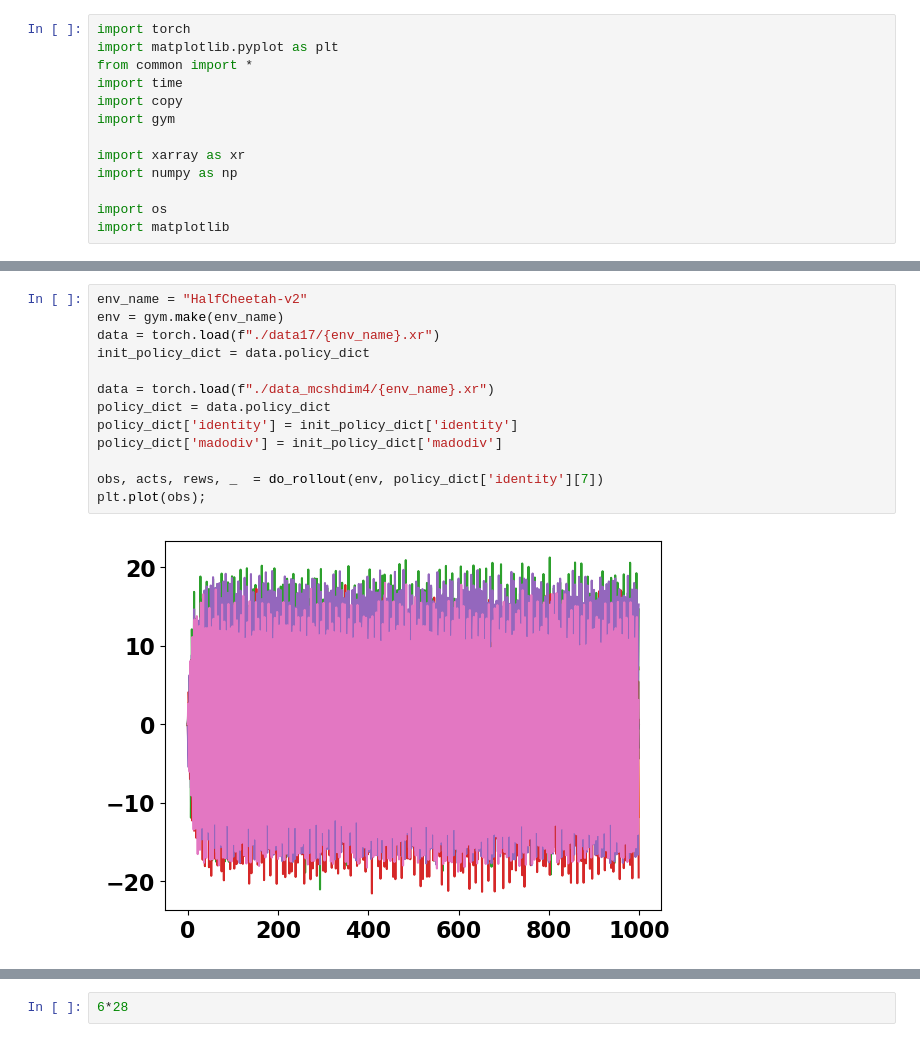
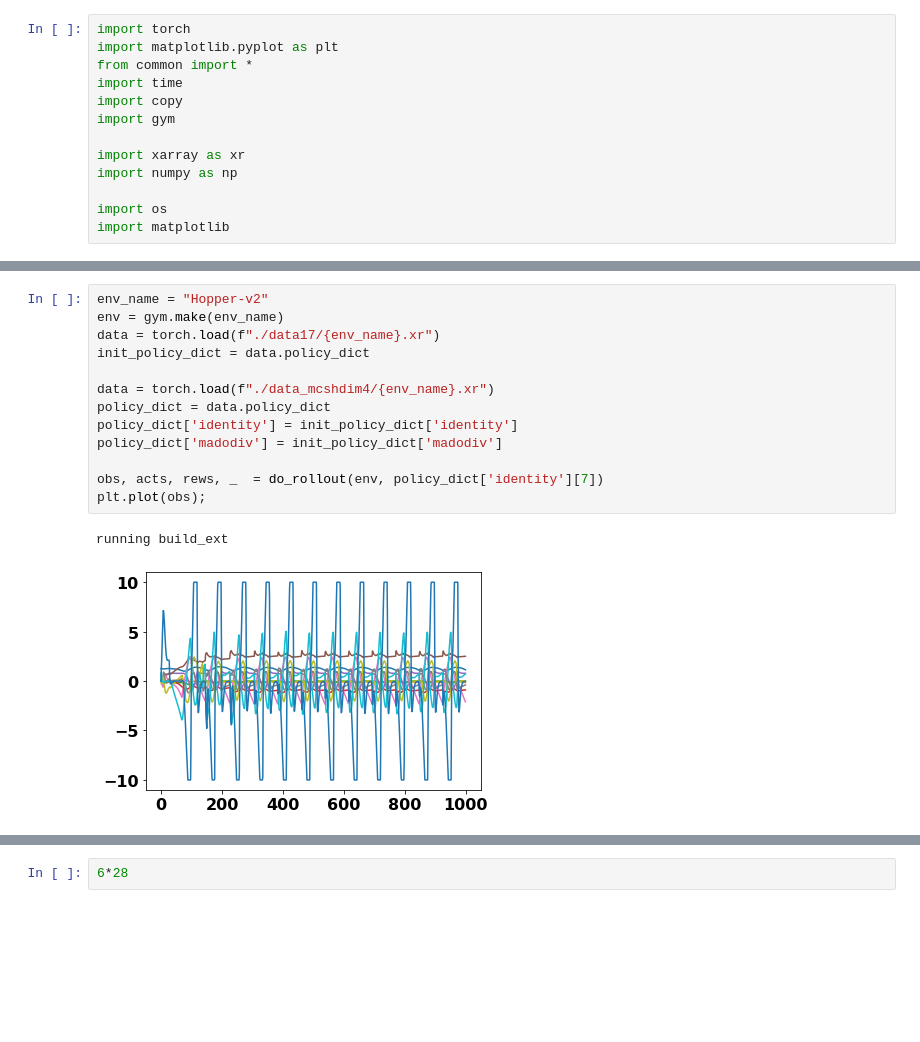
Before and after one commit to sgillen/fractal_rl, a Jupyter notebook: src/full_mesh.ipynb, the cells around one changed output, grey strips where cells are left out. Saved outputs shown, nothing was run; the diff lists cells and outputs as text; blank space fills up the shorter version.

```diff
--- a/src/full_mesh.ipynb
+++ b/src/full_mesh.ipynb
@@ -60,16 +60,17 @@ for env_name, init_name in zip(env_names, init_names):
 # %%
-env_name = "HalfCheetah-v2"
+env_name = "Hopper-v2"
 env = gym.make(env_name)
 data = torch.load(f"./data17/{env_name}.xr")
 init_policy_dict = data.policy_dict
 
 data = torch.load(f"./data_mcshdim4/{env_name}.xr")
 policy_dict = data.policy_dict
 policy_dict['identity'] = init_policy_dict['identity']
 policy_dict['madodiv'] = init_policy_dict['madodiv']
 
 obs, acts, rews, _  = do_rollout(env, policy_dict['identity'][7])
 plt.plot(obs);
 # %% [output]
+running build_ext
-[figure, old version]
+[figure, new version]
 # %%
```
Also changed, not shown: parts of 5 cells of this notebook, 3 other files.
